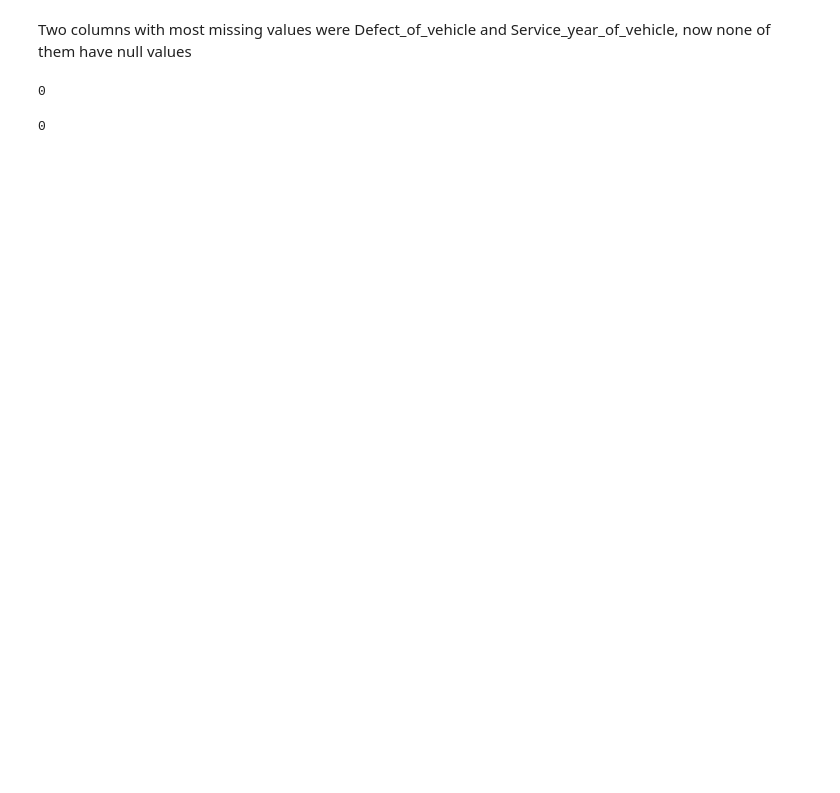
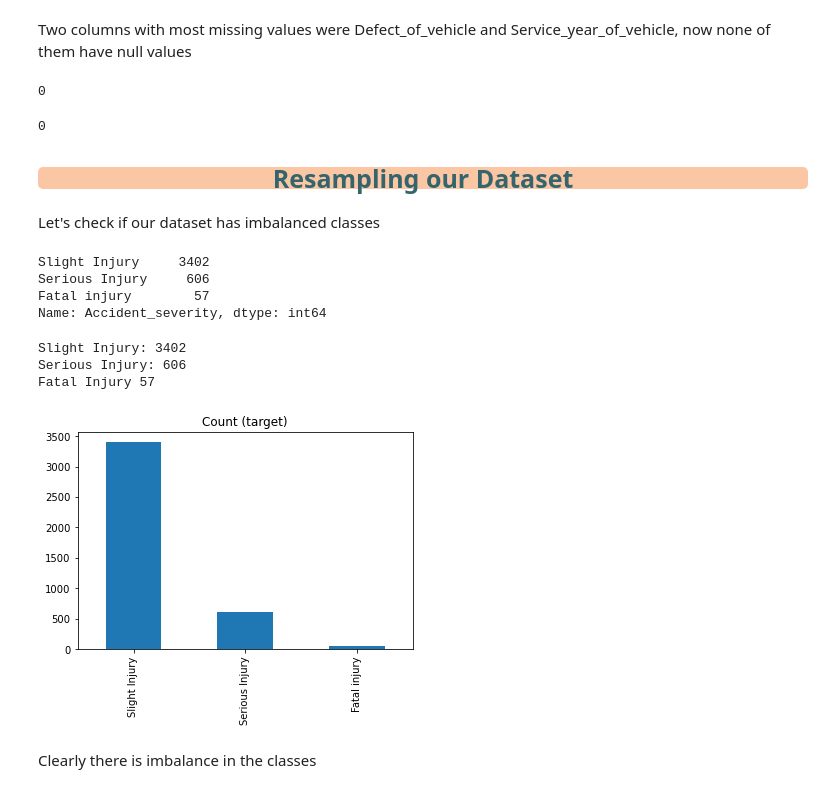
Before and after one commit to vedanthv/Road-Traffic-Accident-Severity-Classification, a Jupyter notebook: Cleaned_Notebook.ipynb, the cells around one changed output. Drawn from its saved outputs; the diff is of its cells as text; code cells hidden in the pictures; blank space fills up the shorter version.

```diff
--- a/Cleaned_Notebook.ipynb
+++ b/Cleaned_Notebook.ipynb
@@ -582,3 +567,30 @@ X_train['Defect_of_vehicle'].isnull().sum()
 X_train['Service_year_of_vehicle'].isnull().sum()
 # %% [output]
 0
+# %% [markdown]
+<a id = '5.5'></a>
+<p style = "font-size : 25px; color : #34656d ; font-family : 'Comic Sans MS'; text-align : center; background-color : #fbc6a4; border-radius: 5px 5px;"><strong>Resampling our Dataset</strong></p>
+# %% [markdown]
+Let's check if our dataset has imbalanced classes
+# %%
+target_count = y_test.value_counts()
+# %%
+target_count
+# %% [output]
+Slight Injury     3402
+Serious Injury     606
+Fatal injury        57
+Name: Accident_severity, dtype: int64
+# %%
+print('Slight Injury:', target_count[0])
+print('Serious Injury:', target_count[1])
+print("Fatal Injury",target_count[2])
+
+target_count.plot(kind='bar', title='Count (target)');
+# %% [output]
+Slight Injury: 3402
+Serious Injury: 606
+Fatal Injury 57
+[figure, added]
+# %% [markdown]
+Clearly there is imbalance in the classes
```
Also changed, not shown: parts of 2 cells of this notebook.
